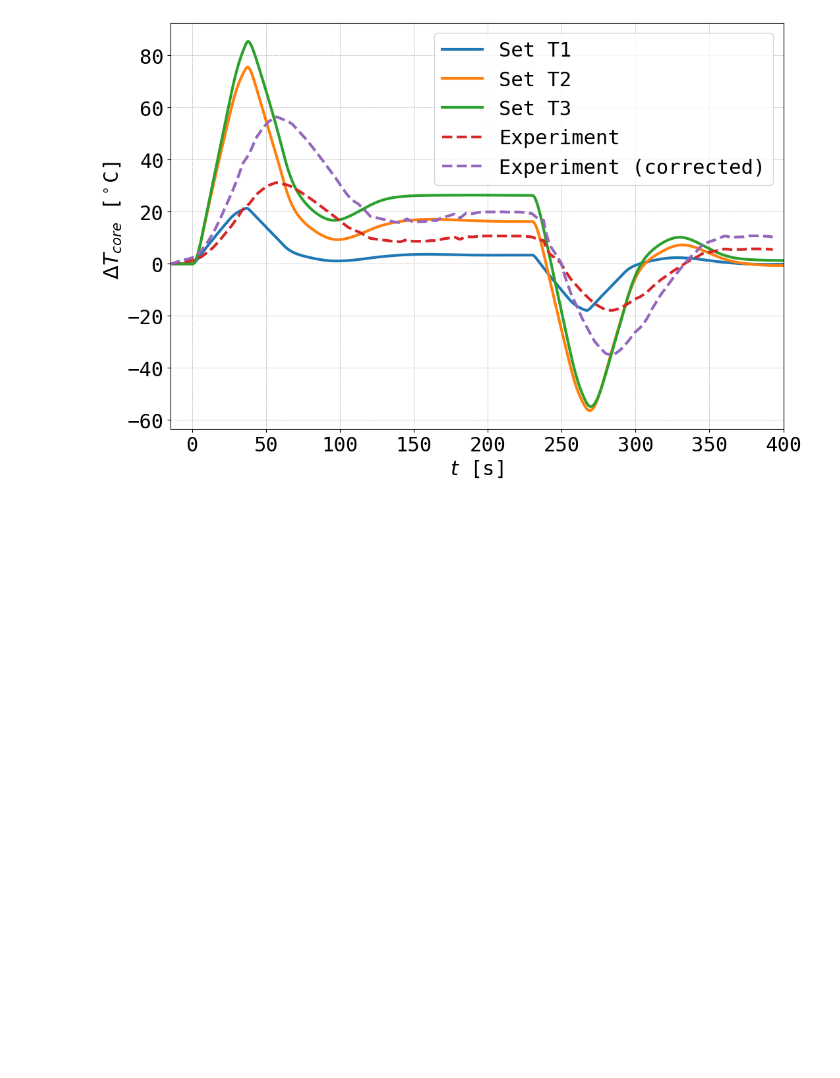
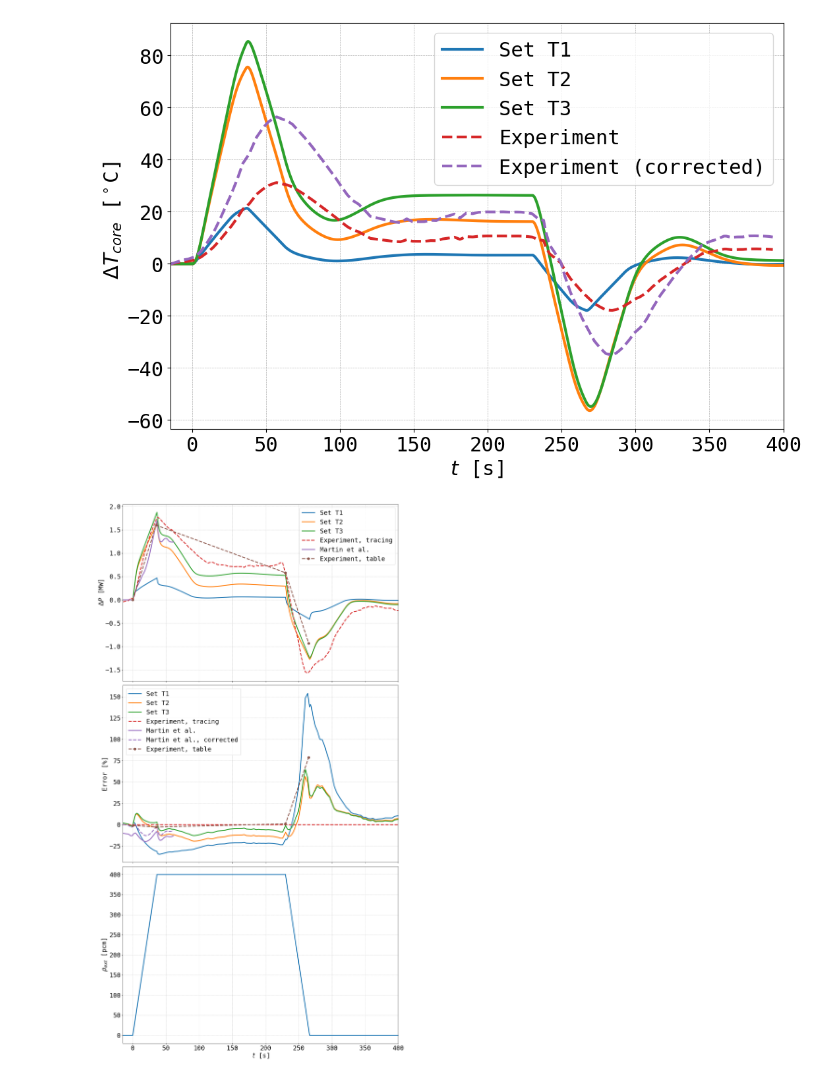
Before and after one commit to LukeLabrie/2025_ARE_paper, a Jupyter notebook: transient.ipynb, the cells around one changed output. Drawn from its saved outputs; the diff is of its cells as text; code cells hidden in the pictures; blank space fills up the shorter version.

Commit message:
add relative error plot

```diff
--- a/transient.ipynb
+++ b/transient.ipynb
@@ -271,0 +297,40 @@ axs.legend(fontsize=tls)
+# %%
+fig, axs = plt.subplots(3,1, figsize = (15,27), sharex = True)
+
+update_axis_style(axs[0], None,x_ticks=False)
+axs[0].plot(T_insert-params['t_ins'],T1_data,label="Set T1",color=colors[0],linewidth=lw)
+axs[0].plot(T_insert-params['t_ins'],T2_data,label="Set T2",color=colors[1],linewidth=lw)
+axs[0].plot(T_insert-params['t_ins'],T3_data,label="Set T3",color=colors[2],linewidth=lw)
+axs[0].plot(df_power[0]-params['t_ins'],exp_data,label="Experiment, tracing",color=colors[3],linestyle='--',linewidth=lw)
+axs[0].plot(df_martin[0], martin_data,color= colors[4],linewidth = lw,label = 'Martin et al.')
+axs[0].plot(table_x, table_y, linestyle = '--', marker = 'o', linewidth = lw, markersize = 8, label = 'Experiment, table', color = colors[5])
+axs[0].set_ylabel(r"$\Delta P$ [MW]")
+# axs[0].set_xlim([t0,tf])
+axs[0].legend(fontsize=tls)
+
+
+update_axis_style(axs[1], None,x_ticks=False)
+axs[1].plot(T_insert-params['t_ins'], 100*T1_data_error,label="Set T1",color=colors[0],linewidth=lw)
+axs[1].plot(T_insert-params['t_ins'], 100*T2_data_error,label="Set T2",color=colors[1],linewidth=lw)
+axs[1].plot(T_insert-params['t_ins'], 100*T3_data_error,label="Set T3",color=colors[2],linewidth=lw)
+axs[1].plot(df_power[0]-params['t_ins'],np.zeros_like(df_power[0]),label="Experiment, tracing",color=colors[3],linestyle='--',linewidth=lw)
+axs[1].plot(T_martin, 100*martin_data_error,color= colors[4],linewidth = lw,label = 'Martin et al.')
+axs[1].plot(T_martin, 100*martin_data_error_corrected,color= colors[4],linewidth = lw,label = 'Martin et al., corrected', linestyle = '--')
+axs[1].plot(table_x, 100*error_y_abs, linestyle = '--', marker = 'o', linewidth = lw, markersize = 8, label = 'Experiment, table', color = colors[5])
+# axs[1].set_yscale('log')
+axs[1].set_ylabel('Error [%]')
+axs[1].legend(fontsize = tls)
+
+
+update_axis_style(axs[2], None)
+rho_dat = np.array([ARE_dynamic.input_funcs[0](t) for t in T[T>=(params['t_ins']+t0)]])
+axs[2].plot(T[T>=(params['t_ins']+t0)]-params['t_ins'], rho_dat*(1e5), label=r'$\rho_{ext}$', linewidth=lw)
+axs[2].set_xlim([t0,tf])
+axs[2].set_ylabel(r"$\rho_{ext}$ [pcm]")
+axs[2].set_xlabel(r"$t$ [s]")
+
+fig.tight_layout()
+
+# fig.savefig('are_insert.png')
+# %% [output]
+[figure, added]
```
Also changed, not shown: parts of 2 cells of this notebook.
